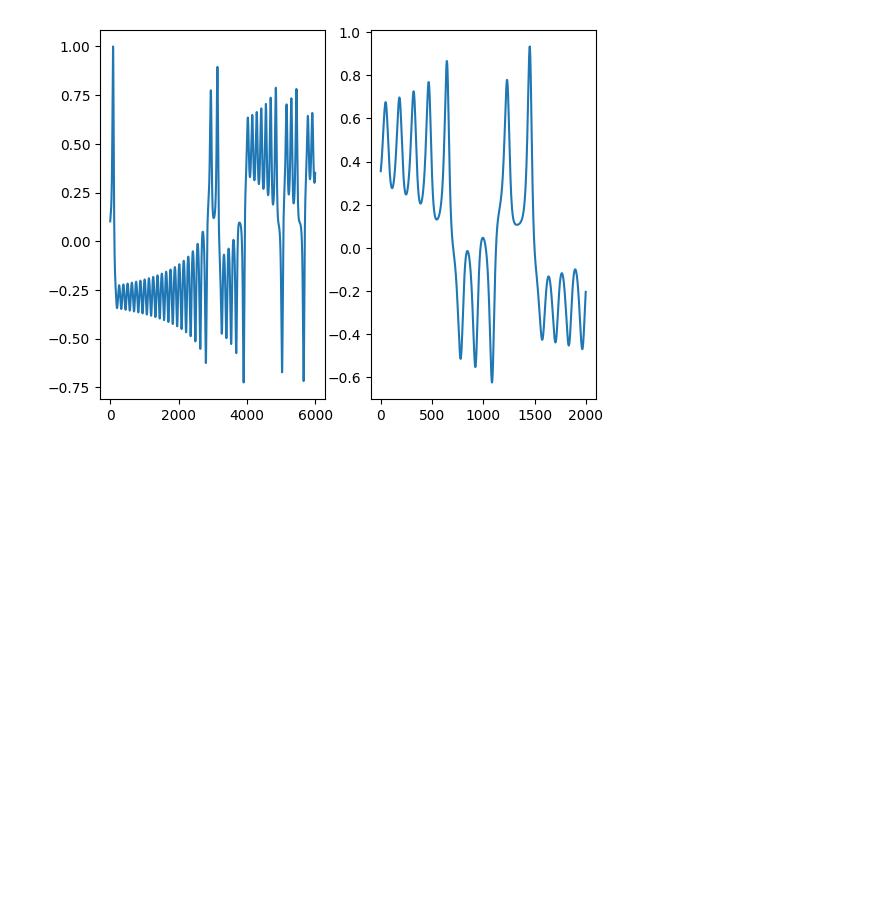
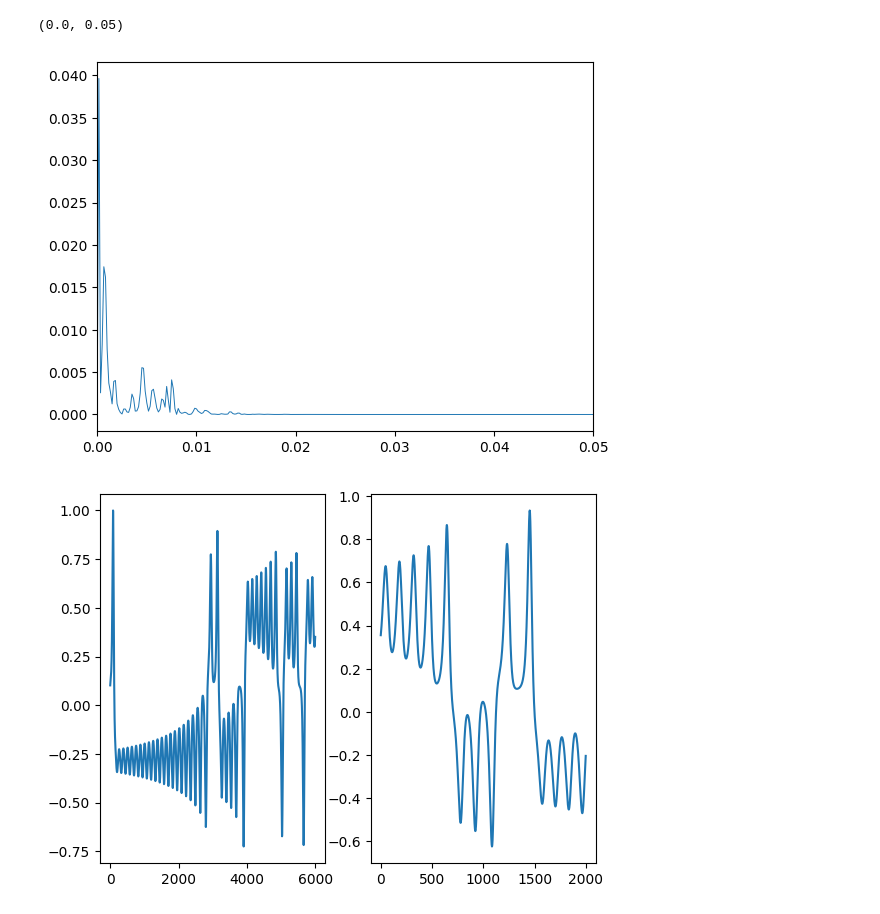
Before and after one commit to Learning-of-Dynamic-Processes/kernelngrcvolterra, a Jupyter notebook: lorenz_cv_checking_data.ipynb, the cells around one changed output. Saved outputs shown, nothing was run; the diff lists cells and outputs as text; code cells hidden in the pictures; blank space fills up the shorter version.

```diff
--- a/lorenz_cv_checking_data.ipynb
+++ b/lorenz_cv_checking_data.ipynb
@@ -43,6 +43,15 @@ CV = CrossValidate(validation_parameters=[6000, 2000, 500], validation_type="rol
                     task="PathContinue", norm_type="ScaleL2Shift",
                     error_type="wasserstein1", log_interval=100)
 cv_datasets = CV.split_data_to_folds(training_input, training_teacher)
+# %%
+data = cv_datasets[0][0][0]
+freq, psd = periodogram(data[:, 0], window="hann", scaling="spectrum")
+# %%
+plt.plot(freq, psd, lw=0.7)
+plt.xlim(0, 0.05)
+# %% [output]
+(0.0, 0.05)
+[figure, added]
 # %%
 for i in range(len(cv_datasets)):
     train_in, validation_target = cv_datasets[i][0][0], cv_datasets[i][0][2]
```
Also changed, not shown: parts of 3 cells of this notebook, 22 other files.
